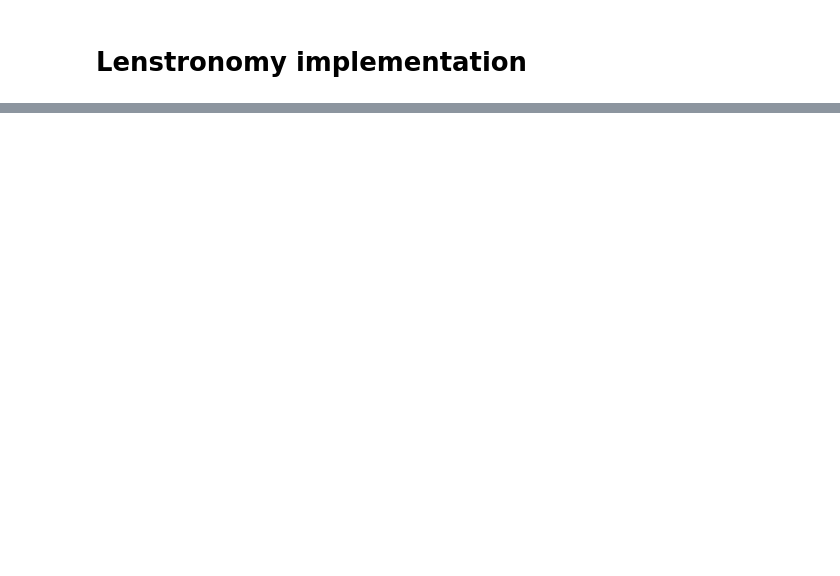
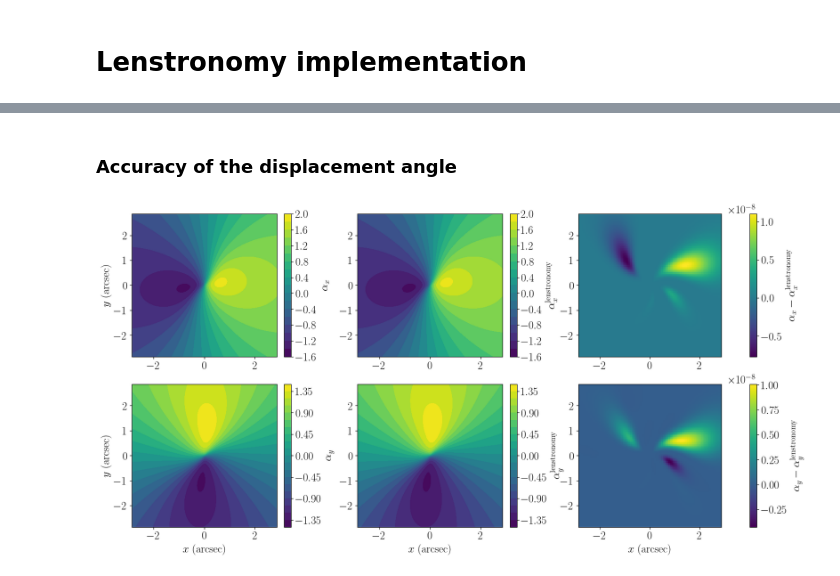
Before and after one commit to ELROND-project/nazgul, a Jupyter notebook: src/nazgul/output_analysis/ellipticity gradient/generalised_elliptical_model.ipynb, the cells around one changed output, grey strips where cells are left out. Cells and saved outputs as stored; diff of their text form; code cells hidden in the pictures; blank space fills up the shorter version.

```diff
--- a/src/nazgul/output_analysis/ellipticity gradient/generalised_elliptical_model.ipynb
+++ b/src/nazgul/output_analysis/ellipticity gradient/generalised_elliptical_model.ipynb
@@ -728,7 +728,7 @@ plt.show()
 # %%
 params_ellipticity = {'e_inf': 0.1 , 'e_0': 0.4, 'Dzeta_e': 1}
 params_pointing_angle = {'phi_0': 0.87, 'Dphi': 0.3, 'zeta_0': 0, 'Dzeta_phi': 1}
-params_centre = {'drift_x': -0.12, 'drift_y': -0.03}
+params_centre = {'center_x': 0, 'center_y': 0, 'v_x': -0.12, 'v_y': -0.03}
 params_ellipses = params_ellipticity | params_pointing_angle | params_centre
 
 params_radial = {'theta_E': 1.43, 'theta_core': 0.56, 'sharpness': 1.54, 'outer_slope': 2.3}
@@ -1043,0 +1117,34 @@ In the init, the class should regognise if both ingredients are present and trea
+# %% [markdown]
+### Accuracy of the displacement angle
+# %%
+fig, axes = plt.subplots(2, 3, figsize=(16, 8), layout="constrained")
+
+labels = [[r'$\alpha_x$', r'$\alpha_x^{\rm lenstronomy}$', r'$\alpha_x - \alpha_x^{\rm lenstronomy}$'],
+          [r'$\alpha_y$', r'$\alpha_y^{\rm lenstronomy}$', r'$\alpha_y - \alpha_y^{\rm lenstronomy}$']]
+
+for i in range(2):
+
+    alpha_i = [alpha_x, alpha_y][i]
+    alpha_i_lenstronomy = [alpha_x_lenstronomy, alpha_y_lenstronomy][i]
+
+    ax = axes[i, 0]
+    contours = ax.contourf(X, Y, alpha_i, levels=20)
+    fig.colorbar(contours, ax=ax, label=labels[i][0])
+
+    ax = axes[i, 1]
+    contours = ax.contourf(X, Y, alpha_i_lenstronomy, levels=20)
+    fig.colorbar(contours, ax=ax, label=labels[i][1])
+
+    ax = axes[i, 2]
+    im = ax.imshow(alpha_i - alpha_i_lenstronomy, extent=(-2*theta_E, 2*theta_E, -2*theta_E, 2*theta_E))
+    fig.colorbar(im, ax=ax, label=labels[i][2])
+
+for i in range(2):
+    axes[i, 0].set_ylabel(r"$y$ (arcsec)")
+
+for j in range(3):
+    axes[1, j].set_xlabel(r"$x$ (arcsec)")
+
+plt.show();
+# %% [output]
+[figure, added]
```
Also changed, not shown: parts of 23 cells of this notebook, 4 other files.
